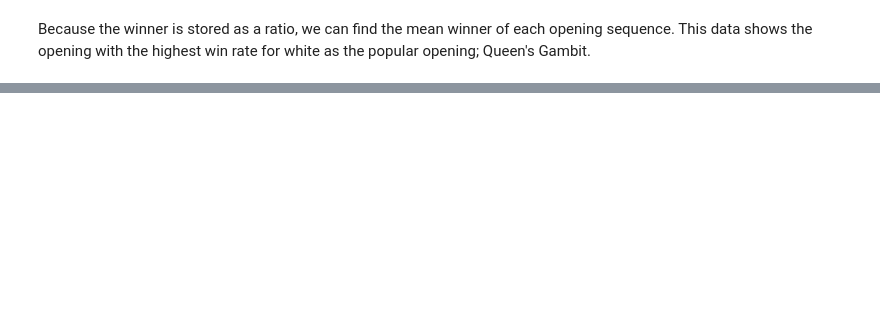
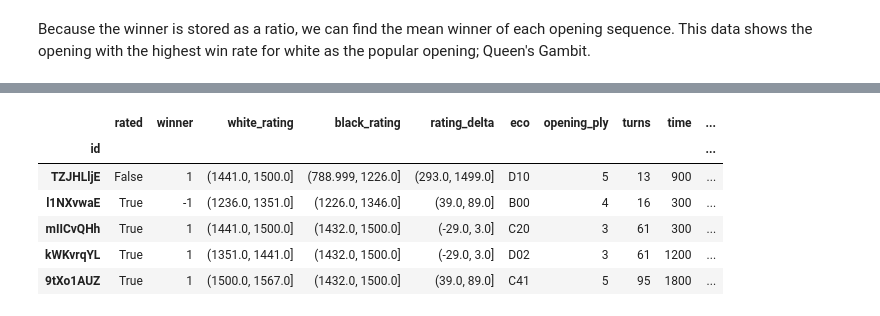
Before and after one commit to ChrisJMurdoch/ChessNotebook, a Jupyter notebook: Chess.ipynb, the cells around one changed output, grey strips where cells are left out. Saved outputs shown, nothing was run; the diff lists cells and outputs as text; code cells hidden in the pictures; blank space fills up the shorter version.

```diff
--- a/Chess.ipynb
+++ b/Chess.ipynb
@@ -213,0 +256,16 @@ plt.show()
+# %%
+# Discretise and bin data
+discrete = data.copy()
+discrete['white_rating'] = pd.qcut(data['white_rating'], q=10, duplicates='drop')
+discrete['black_rating'] = pd.qcut(data['black_rating'], q=10, duplicates='drop')
+discrete['rating_delta'] = pd.qcut(data['rating_delta'], q=10, duplicates='drop')
+discrete['max_duration'] = pd.qcut(data['max_duration'], q=10, duplicates='drop')
+discrete.head()
+# %% [output]
+|  | rated | winner | white_rating | black_rating | rating_delta | eco | opening_ply | turns | time | ... |
+| id |  |  |  |  |  |  |  |  |  | ... |
+| TZJHLljE | False | 1 | (1441.0, 1500.0] | (788.999, 1226.0] | (293.0, 1499.0] | D10 | 5 | 13 | 900 | ... |
+| l1NXvwaE | True | -1 | (1236.0, 1351.0] | (1226.0, 1346.0] | (39.0, 89.0] | B00 | 4 | 16 | 300 | ... |
+| mIICvQHh | True | 1 | (1441.0, 1500.0] | (1432.0, 1500.0] | (-29.0, 3.0] | C20 | 3 | 61 | 300 | ... |
+| kWKvrqYL | True | 1 | (1351.0, 1441.0] | (1432.0, 1500.0] | (-29.0, 3.0] | D02 | 3 | 61 | 1200 | ... |
+| 9tXo1AUZ | True | 1 | (1500.0, 1567.0] | (1432.0, 1500.0] | (39.0, 89.0] | C41 | 5 | 95 | 1800 | ... |
```
Also changed, not shown: parts of 39 cells of this notebook, 2 other files.
